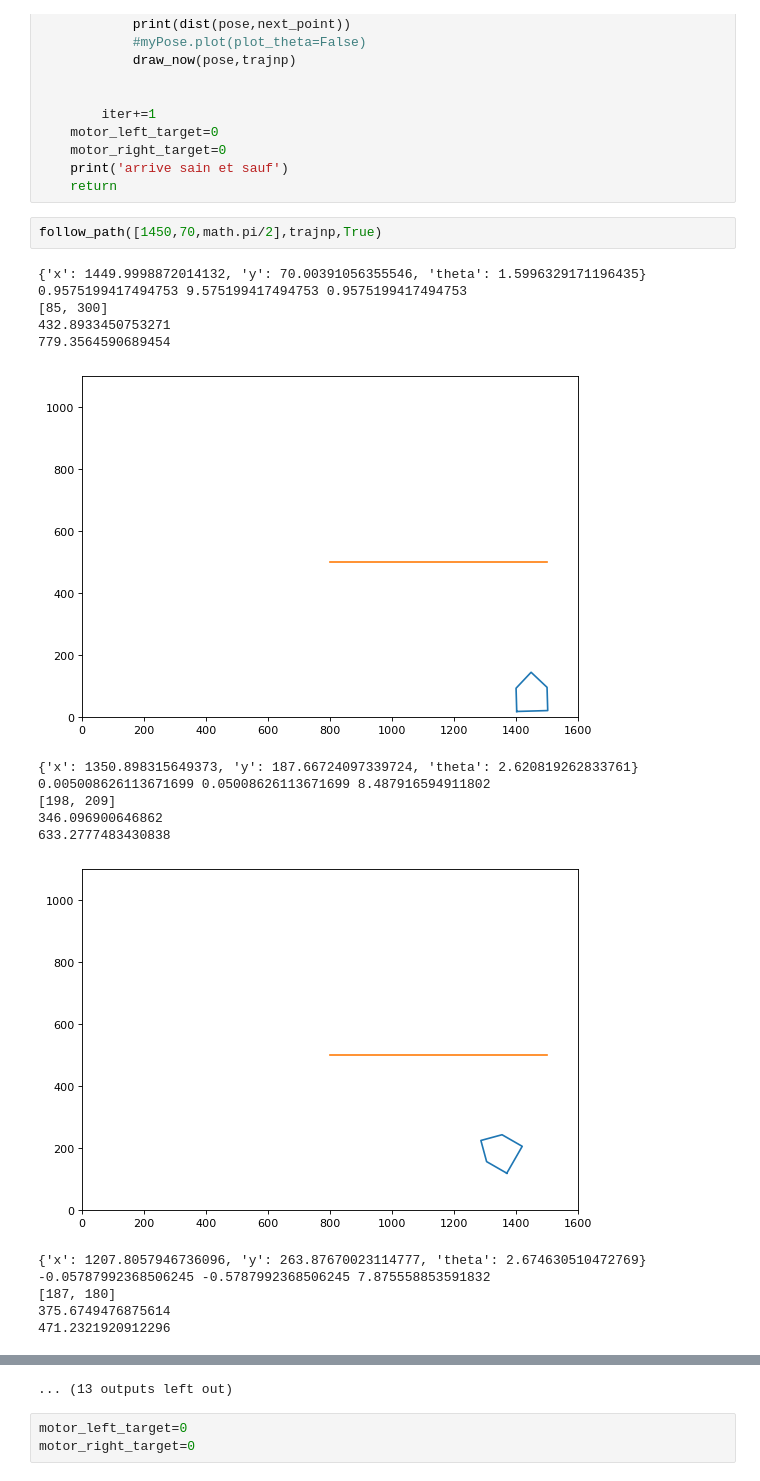
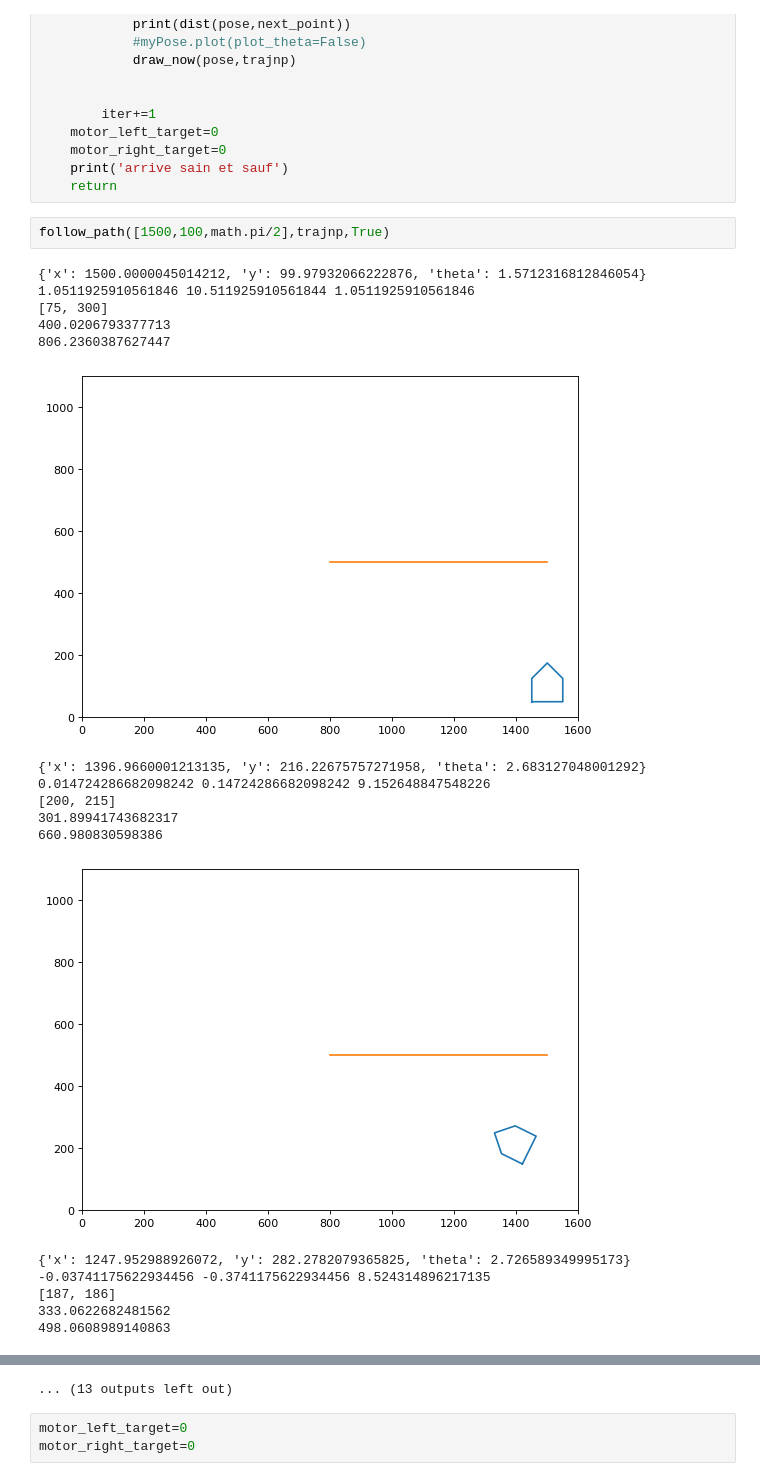
Before and after one commit to vphilippoz/MobileRobotics, a Jupyter notebook: path_following.ipynb, the cells around one changed output, grey strips where cells are left out. Saved outputs shown, nothing was run; the diff lists cells and outputs as text.

```diff
--- a/path_following.ipynb
+++ b/path_following.ipynb
@@ -279,22 +279,22 @@ def follow_path(pose,trajectory,graph) :
     print('arrive sain et sauf')
     return
 # %%
-follow_path([1450,70,math.pi/2],trajnp,True)
+follow_path([1500,100,math.pi/2],trajnp,True)
 # %% [output]
-{'x': 1449.9998872014132, 'y': 70.00391056355546, 'theta': 1.5996329171196435}
-0.9575199417494753 9.575199417494753 0.9575199417494753
-[85, 300]
-432.8933450753271
-779.3564590689454
+{'x': 1500.0000045014212, 'y': 99.97932066222876, 'theta': 1.5712316812846054}
+1.0511925910561846 10.511925910561844 1.0511925910561846
+[75, 300]
+400.0206793377713
+806.2360387627447
-[figure, old version]
+[figure, new version]
-{'x': 1350.898315649373, 'y': 187.66724097339724, 'theta': 2.620819262833761}
-0.005008626113671699 0.05008626113671699 8.487916594911802
-[198, 209]
-346.096900646862
-633.2777483430838
+{'x': 1396.9660001213135, 'y': 216.22675757271958, 'theta': 2.683127048001292}
+0.014724286682098242 0.14724286682098242 9.152648847548226
+[200, 215]
+301.89941743682317
+660.980830598386
-[figure, old version]
+[figure, new version]
-{'x': 1207.8057946736096, 'y': 263.87670023114777, 'theta': 2.674630510472769}
--0.05787992368506245 -0.5787992368506245 7.875558853591832
-[187, 180]
-375.6749476875614
-471.2321920912296
+{'x': 1247.952988926072, 'y': 282.2782079365825, 'theta': 2.726589349995173}
+-0.03741175622934456 -0.3741175622934456 8.524314896217135
+[187, 186]
+333.0622682481562
+498.0608989140863
```
Also changed, not shown: parts of 2 cells of this notebook.
